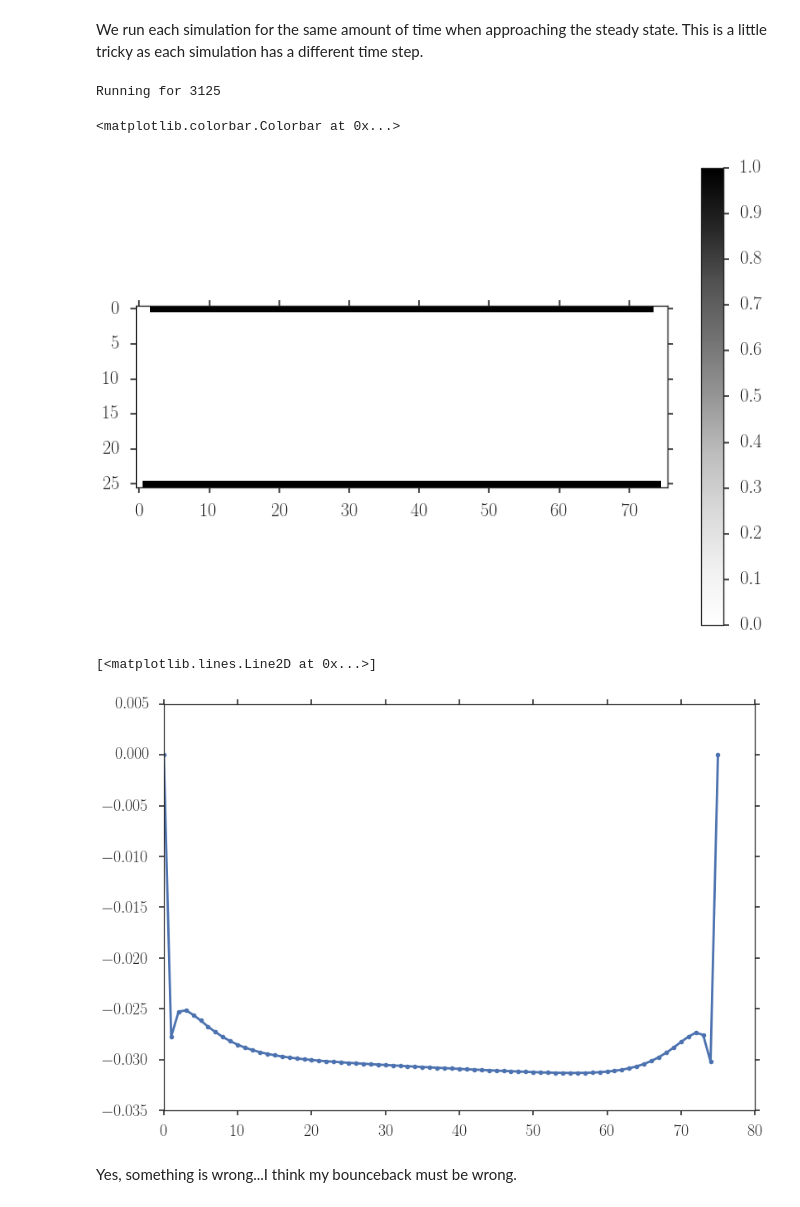
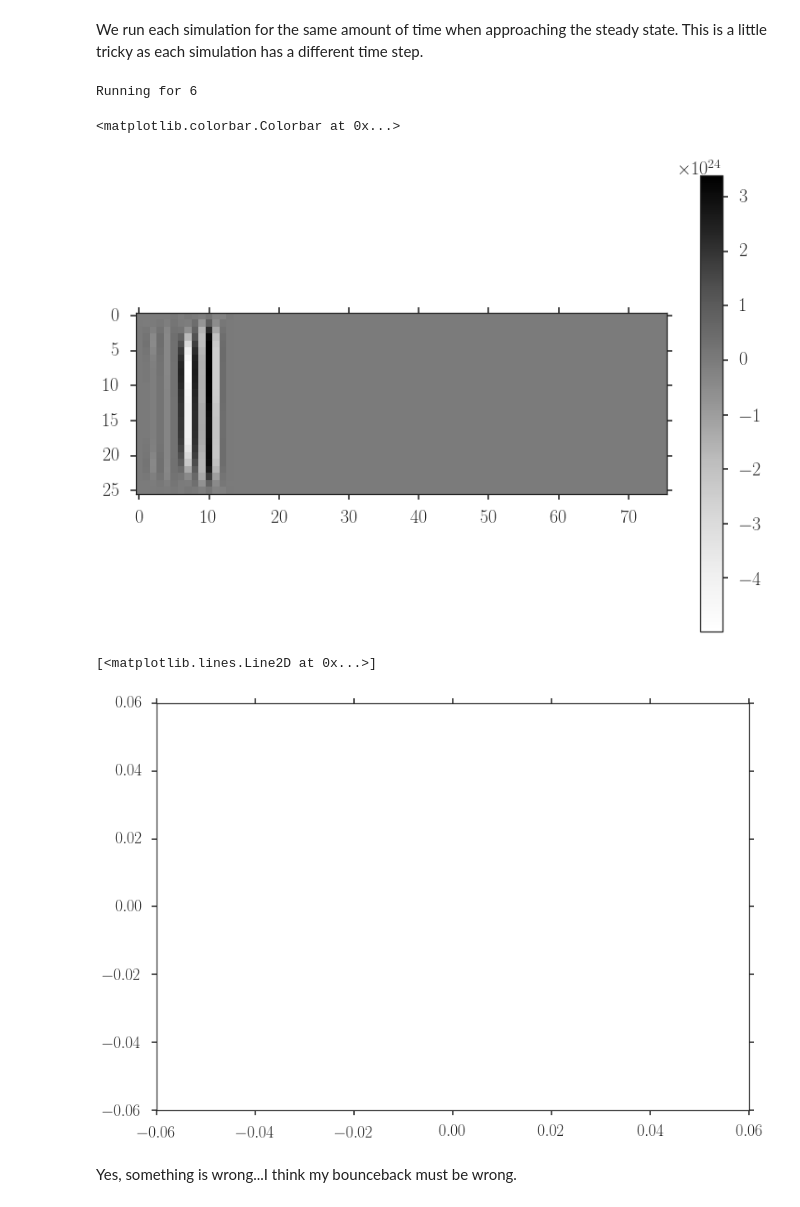
Before and after one commit to latticeboltzmann/2d-lb, a Jupyter notebook: docs/opencl_dimensionless_verification.ipynb, the cells around one changed output. Drawn from its saved outputs; the diff is of its cells as text; code cells hidden in the pictures.

```diff
--- a/docs/opencl_dimensionless_verification.ipynb
+++ b/docs/opencl_dimensionless_verification.ipynb
@@ -127,27 +127,27 @@ outlet rho: 1.0
 # %% [markdown]
 We run each simulation for the same amount of time when approaching the steady state. This is a little tricky as each simulation has a different time step.
 # %%
-time_to_run = 5 # dimensionless time
+time_to_run = .01 # dimensionless time
 num_steps = int(time_to_run/sim0.delta_t)
 print 'Running for', num_steps
 sim0.run(num_steps)
 # %% [output]
-Running for 3125
+Running for 6
 # %%
 fields = sim0.get_nondim_fields()
 u_test = fields['u'].T
 rho_test = fields['rho'].T
 # %%
-plt.imshow(u_test < 0, interpolation='None')
+plt.imshow(rho_test, interpolation='None')
 plt.colorbar()
 # %% [output]
 <matplotlib.colorbar.Colorbar at 0x...>
-[figure, old version]
+[figure, new version]
 # %%
 plt.plot(u_test[25, :], marker='.', ls='-')
 # %% [output]
 [<matplotlib.lines.Line2D at 0x...>]
-[figure, old version]
+[figure, new version]
 # %% [markdown]
 Yes, something is wrong...I think my bounceback must be wrong.
 # %%
```
Also changed, not shown: parts of 3 cells of this notebook, 1 other file.
